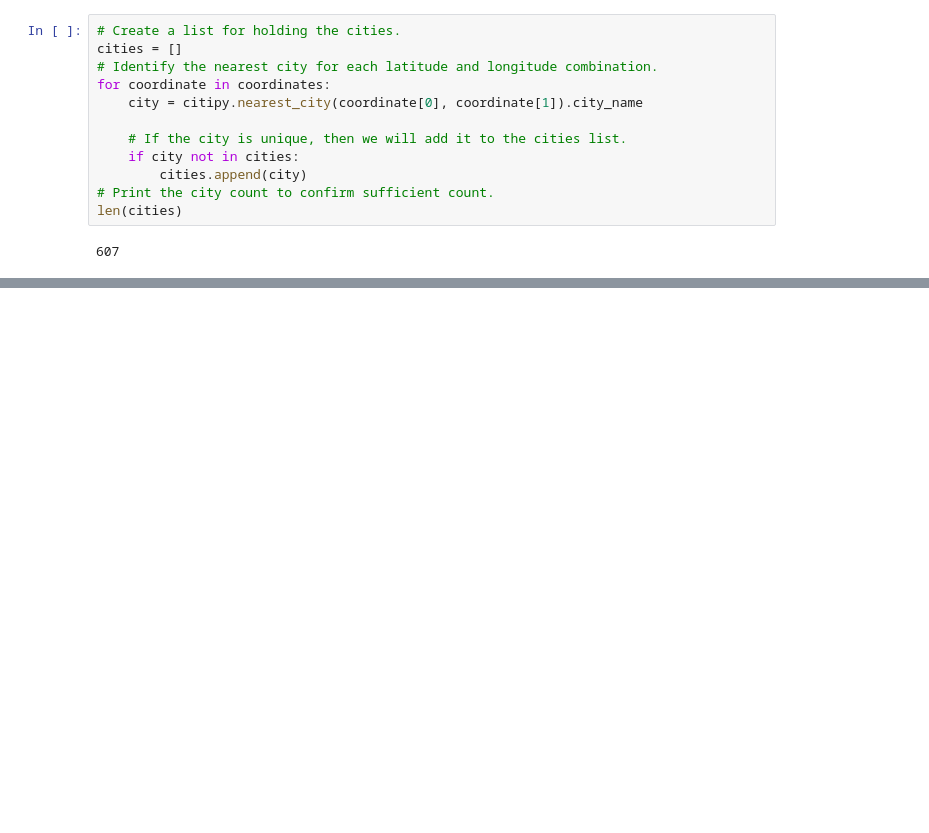
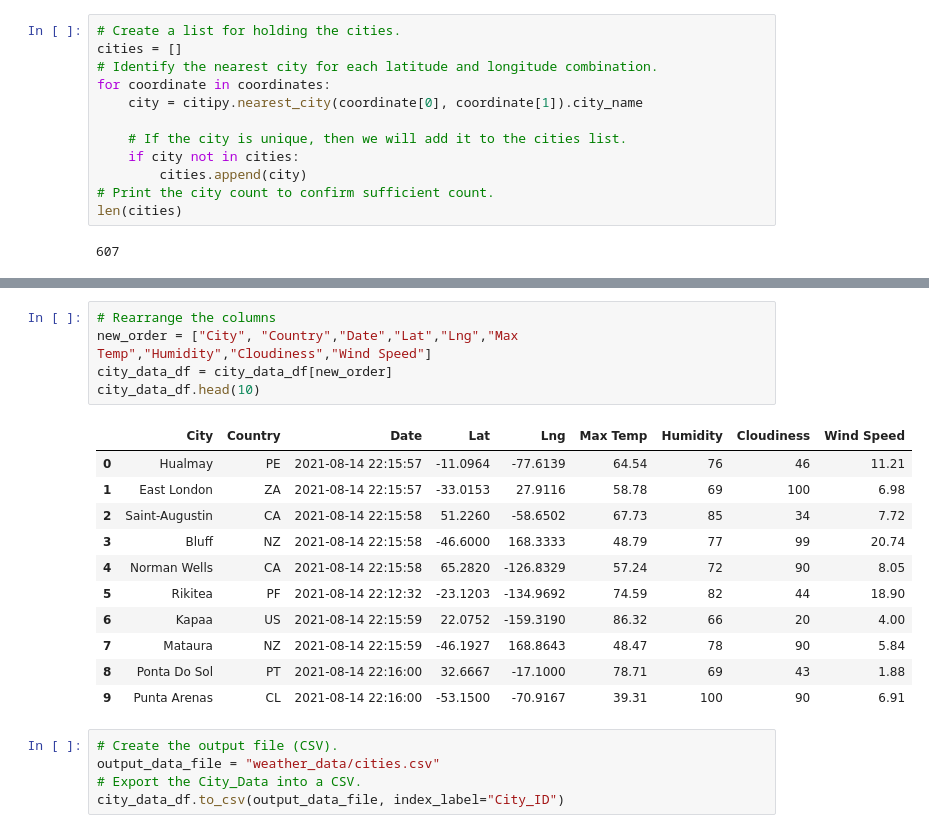
Before and after one commit to aeronut343/World_Weather_Analysis, a Jupyter notebook: WeatherPy.ipynb, the cells around one changed output, grey strips where cells are left out. Cells and saved outputs as stored; diff of their text form; blank space fills up the shorter version.

```diff
--- a/WeatherPy.ipynb
+++ b/WeatherPy.ipynb
@@ -50,0 +158,22 @@ len(cities)
+# %%
+# Rearrange the columns
+new_order = ["City", "Country","Date","Lat","Lng","Max Temp","Humidity","Cloudiness","Wind Speed"]
+city_data_df = city_data_df[new_order]
+city_data_df.head(10)
+# %% [output]
+|  | City | Country | Date | Lat | Lng | Max Temp | Humidity | Cloudiness | Wind Speed |
+| 0 | Hualmay | PE | 2021-08-14 22:15:57 | -11.0964 | -77.6139 | 64.54 | 76 | 46 | 11.21 |
+| 1 | East London | ZA | 2021-08-14 22:15:57 | -33.0153 | 27.9116 | 58.78 | 69 | 100 | 6.98 |
+| 2 | Saint-Augustin | CA | 2021-08-14 22:15:58 | 51.2260 | -58.6502 | 67.73 | 85 | 34 | 7.72 |
+| 3 | Bluff | NZ | 2021-08-14 22:15:58 | -46.6000 | 168.3333 | 48.79 | 77 | 99 | 20.74 |
+| 4 | Norman Wells | CA | 2021-08-14 22:15:58 | 65.2820 | -126.8329 | 57.24 | 72 | 90 | 8.05 |
+| 5 | Rikitea | PF | 2021-08-14 22:12:32 | -23.1203 | -134.9692 | 74.59 | 82 | 44 | 18.90 |
+| 6 | Kapaa | US | 2021-08-14 22:15:59 | 22.0752 | -159.3190 | 86.32 | 66 | 20 | 4.00 |
+| 7 | Mataura | NZ | 2021-08-14 22:15:59 | -46.1927 | 168.8643 | 48.47 | 78 | 90 | 5.84 |
+| 8 | Ponta Do Sol | PT | 2021-08-14 22:16:00 | 32.6667 | -17.1000 | 78.71 | 69 | 43 | 1.88 |
+| 9 | Punta Arenas | CL | 2021-08-14 22:16:00 | -53.1500 | -70.9167 | 39.31 | 100 | 90 | 6.91 |
+# %%
+# Create the output file (CSV).
+output_data_file = "weather_data/cities.csv"
+# Export the City_Data into a CSV.
+city_data_df.to_csv(output_data_file, index_label="City_ID")
```
Also changed, not shown: parts of 5 cells of this notebook, 2 other files.
